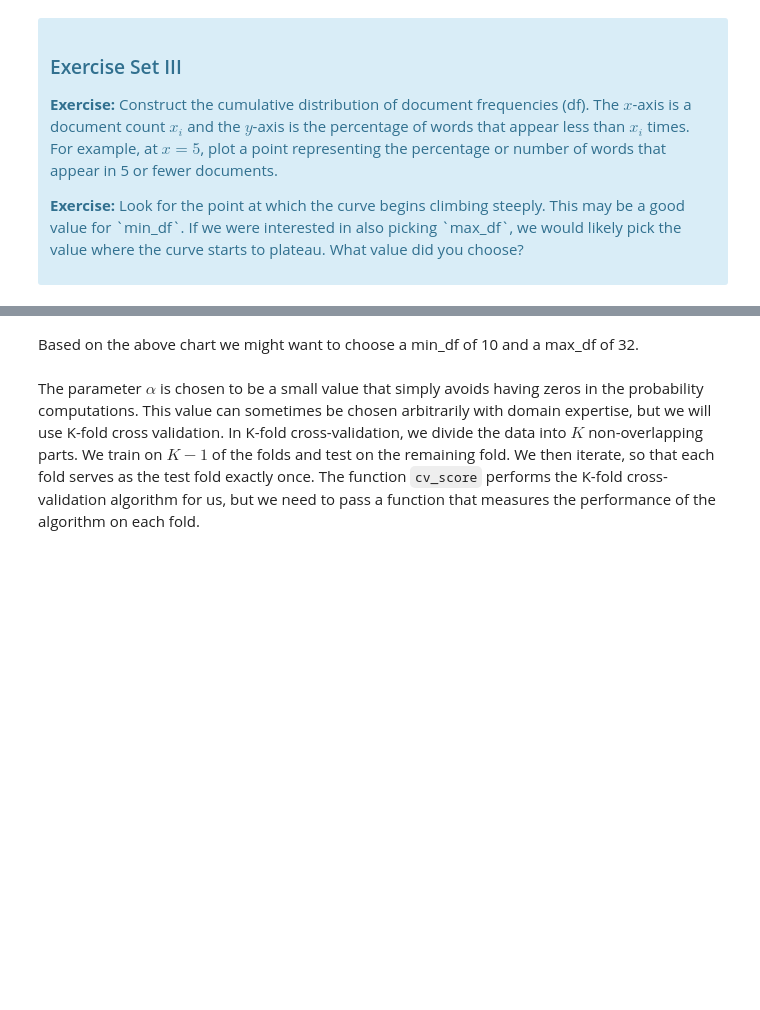
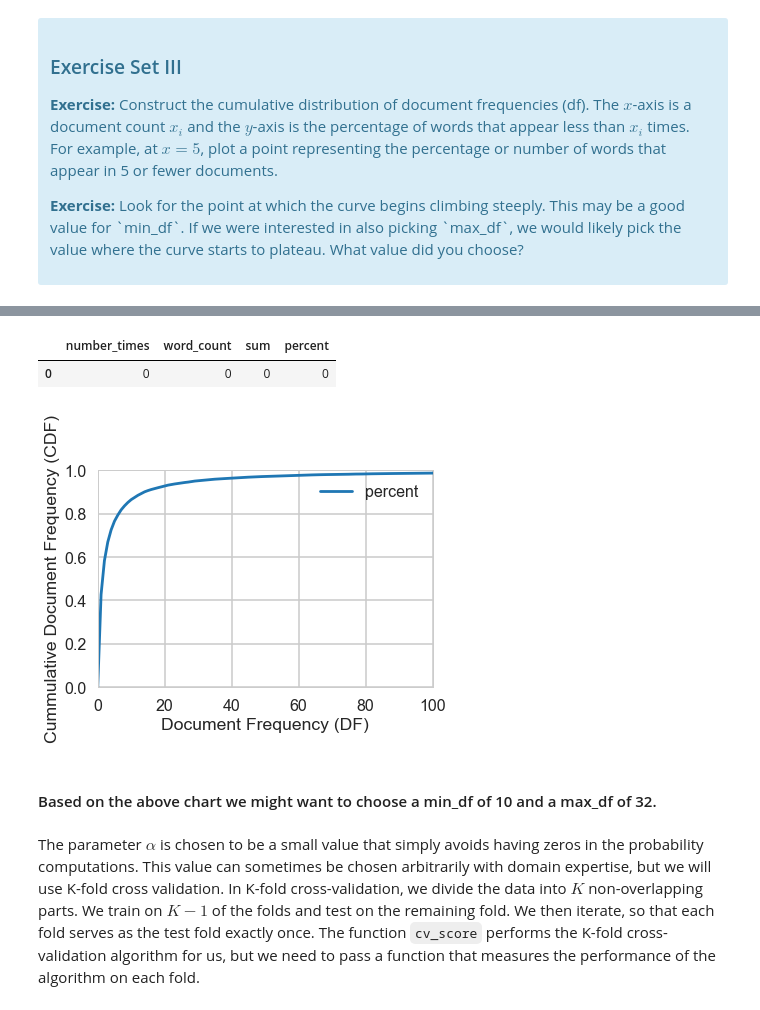
Before and after one commit to dovidburns/Springboard, a Jupyter notebook: naive_bayes/Mini_Project_Naive_Bayes_worked_on_3.ipynb, the cells around one changed output, grey strips where cells are left out. Saved outputs shown, nothing was run; the diff lists cells and outputs as text; code cells hidden in the pictures; blank space fills up the shorter version.

```diff
--- a/naive_bayes/Mini_Project_Naive_Bayes_worked_on_3.ipynb
+++ b/naive_bayes/Mini_Project_Naive_Bayes_worked_on_3.ipynb
@@ -397,0 +317,15 @@ df_2.count().to_frame().describe()
+# %%
+# count the document frequency for each word. Then turn count into a dataframe.
+df_3 = df_2.count(axis=0).to_frame()
+df_3.columns = ['word_count']
+
+# get a value counts on this number to get # of docs for each word
+df_3 = df_3["word_count"].value_counts().to_frame().reset_index()
+df_3.columns = ['number_times','word_count']
+
+# we sort and then get the cumulative sum of the counts
+df_4 = df_3.sort_values(by='number_times')
+df_4['sum'] = df_4["word_count"].cumsum()
+
+# divide by the total number to get a percent
+df_4['percent'] = df_4['sum']/22417
@@ -398,5 +339,22 @@ df_2.count().to_frame().describe()
+# %%
+# add origin
+origin = pd.DataFrame([[0,0,0,0]], columns=df_4.columns)
+df_5=df_4.append(origin).sort_values(by='number_times')
+# %% [output]
+|  | number_times | word_count | sum | percent |
+| 0 | 0 | 0 | 0 | 0 |
+# %%
+# plot the graph
+df_5.plot(x='number_times', y='percent')
+plt.xlim(0,100)
+plt.ylim(0,1)
+plt.xlabel("Document Frequency (DF)")
+plt.ylabel("Cummulative Document Frequency (CDF)")
+plt.show()
+# %% [output]
+[figure, added]
 # %% [markdown]
-Based on the above chart we might want to choose a min_df of 10 and a max_df of 32.
+#### Based on the above chart we might want to choose a min_df of 10 and a max_df of 32.
 # %% [markdown]
 The parameter $\alpha$ is chosen to be a small value that simply avoids having zeros in the probability computations. This value can sometimes be chosen arbitrarily with domain expertise, but we will use K-fold cross validation. In K-fold cross-validation, we divide the data into $K$ non-overlapping parts. We train on $K-1$ of the folds and test on the remaining fold. We then iterate, so that each fold serves as the test fold exactly once. The function `cv_score` performs the K-fold cross-validation algorithm for us, but we need to pass a function that measures the performance of the algorithm on each fold.
 # %%
```
Also changed, not shown: parts of 30 cells of this notebook.
